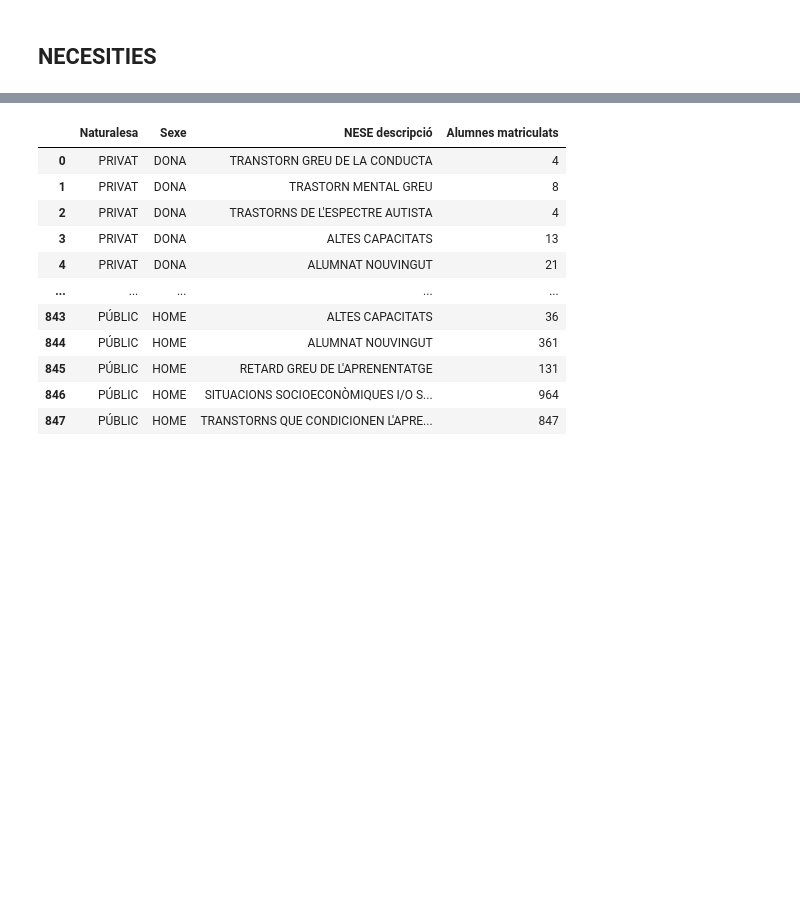
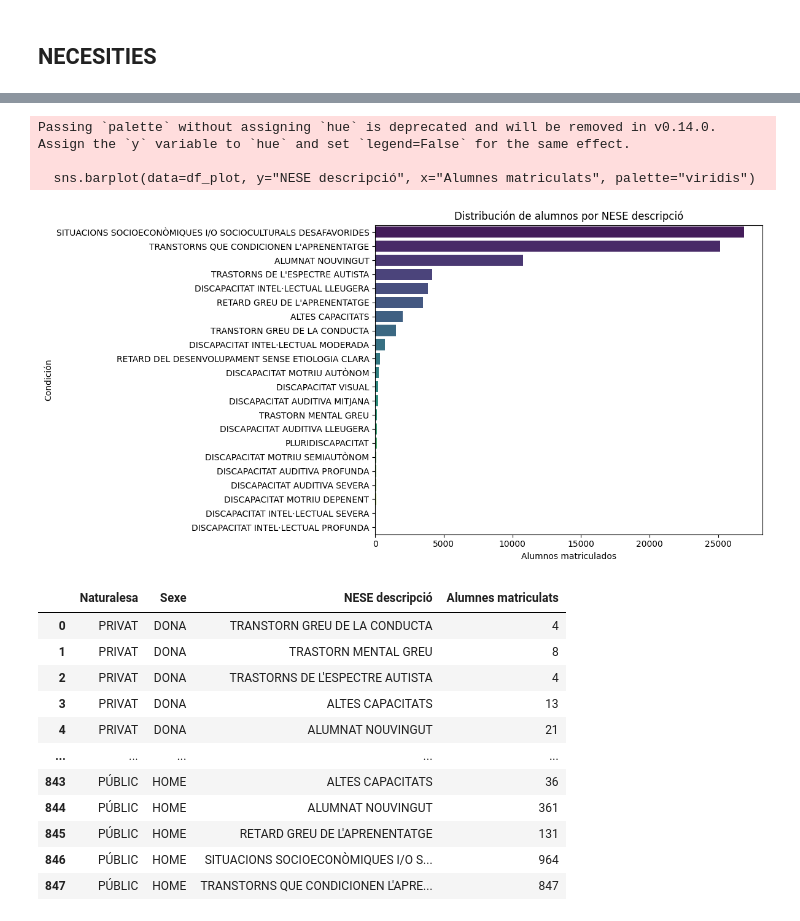
Before and after one commit to annaszymanskicortes/truco-o-dato, a Jupyter notebook: notebook_julia.ipynb, the cells around one changed output, grey strips where cells are left out. Drawn from its saved outputs; the diff is of its cells as text; code cells hidden in the pictures; blank space fills up the shorter version.

```diff
--- a/notebook_julia.ipynb
+++ b/notebook_julia.ipynb
@@ -165,0 +171,3 @@ df_alumnes_necessities.head()
+# %%
+df_alumnes_necessities = df_alumnes_necessities.drop(columns =["Curs","Estudis","Codi àrea territorial","Àrea territorial","Matrícula concertada (S/N)"])
+df_alumnes_necessities.head()
@@ -165,0 +255,3 @@ df_alumnes_necessities.head()
+# %%
+conteo = df_alumnes_necessities.groupby("NESE descripció")["Alumnes matriculats"].sum().sort_values(ascending=False)
+conteo
@@ -166,3 +276,23 @@ df_alumnes_necessities.head()
+# %%
+
+import seaborn as sns
+
+# Convertimos a DataFrame para seaborn
+df_plot = conteo.reset_index()
+df_plot.columns = ["NESE descripció", "Alumnes matriculats"]
+
+plt.figure(figsize=(12,6))
+sns.barplot(data=df_plot, y="NESE descripció", x="Alumnes matriculats", palette="viridis")
+plt.title("Distribución de alumnos por NESE descripció")
+plt.xlabel("Alumnos matriculados")
+plt.ylabel("Condición")
+plt.tight_layout()
+plt.show()
+# %% [output]
+Passing `palette` without assigning `hue` is deprecated and will be removed in v0.14.0. Assign the `y` variable to `hue` and set `legend=False` for the same effect.
+
+  sns.barplot(data=df_plot, y="NESE descripció", x="Alumnes matriculats", palette="viridis")
+[figure, added]
 # %%
 df_necesities = df_alumnes_necessities[["Naturalesa", "Sexe", "NESE descripció", "Alumnes matriculats"]].copy()
 df_necesities
```
Also changed, not shown: parts of 6 cells of this notebook.
